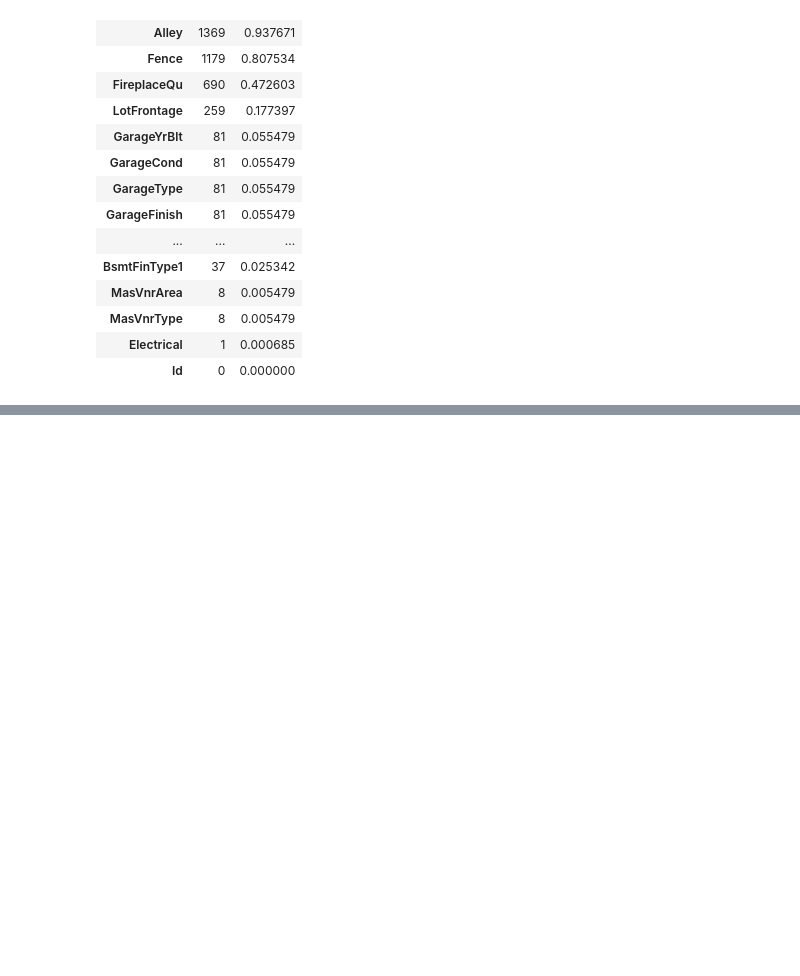
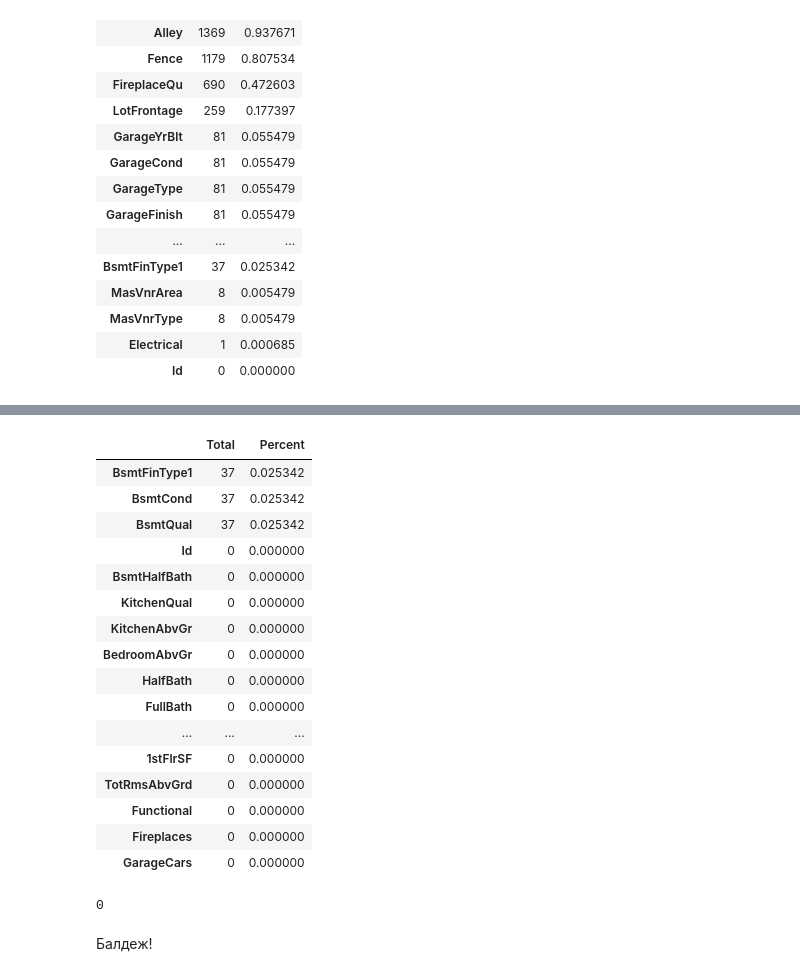
Before and after one commit to TaliyIvanov/Kaggle, a Jupyter notebook: 02.Kaggle Competition - House Prices Advanced Regression Techniques/Kaggle Competition - House Prices Advanced Regression Techniques.ipynb, the cells around one changed output, grey strips where cells are left out. Drawn from its saved outputs; the diff is of its cells as text; code cells hidden in the pictures; blank space fills up the shorter version.

```diff
--- a/02.Kaggle Competition - House Prices Advanced Regression Techniques/Kaggle Competition - House Prices Advanced Regression Techniques.ipynb
+++ b/02.Kaggle Competition - House Prices Advanced Regression Techniques/Kaggle Competition - House Prices Advanced Regression Techniques.ipynb
@@ -269,0 +307,23 @@ missing_data.head(20)
+# %%
+total = df_train.isnull().sum().sort_values(ascending=False)
+percent = (df_train.isnull().sum()/df_train.isnull().count()).sort_values(ascending=False)
+missing_data = pd.concat([total, percent], axis=1, keys=['Total', 'Percent'])
+missing_data.head(20)
+# %% [output]
+|  | Total | Percent |
+| BsmtFinType1 | 37 | 0.025342 |
+| BsmtCond | 37 | 0.025342 |
+| BsmtQual | 37 | 0.025342 |
+| Id | 0 | 0.000000 |
+| BsmtHalfBath | 0 | 0.000000 |
+| KitchenQual | 0 | 0.000000 |
+| KitchenAbvGr | 0 | 0.000000 |
+| BedroomAbvGr | 0 | 0.000000 |
+| HalfBath | 0 | 0.000000 |
+| FullBath | 0 | 0.000000 |
+| ... | ... | ... |
+| 1stFlrSF | 0 | 0.000000 |
+| TotRmsAbvGrd | 0 | 0.000000 |
+| Functional | 0 | 0.000000 |
+| Fireplaces | 0 | 0.000000 |
+| GarageCars | 0 | 0.000000 |
@@ -269,0 +334,6 @@ missing_data.head(20)
+# %%
+df_train.isnull().sum().max() #Проверка на наличие пустых значений
+# %% [output]
+0
+# %% [markdown]
+Балдеж!
```
Also changed, not shown: parts of 8 cells of this notebook.
